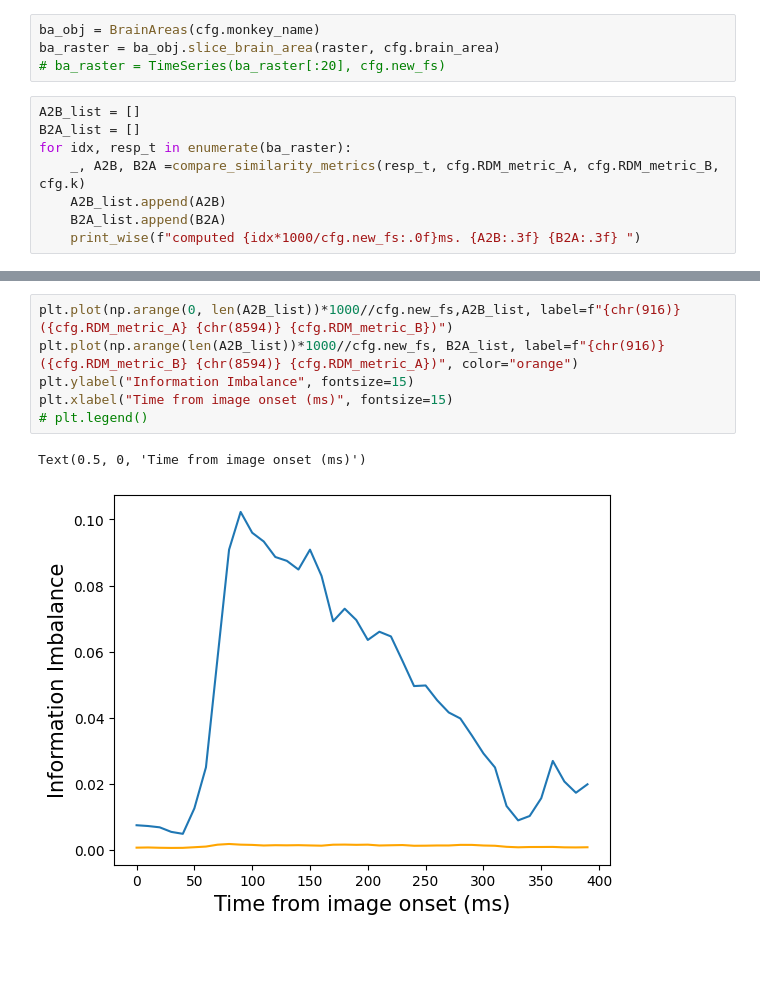
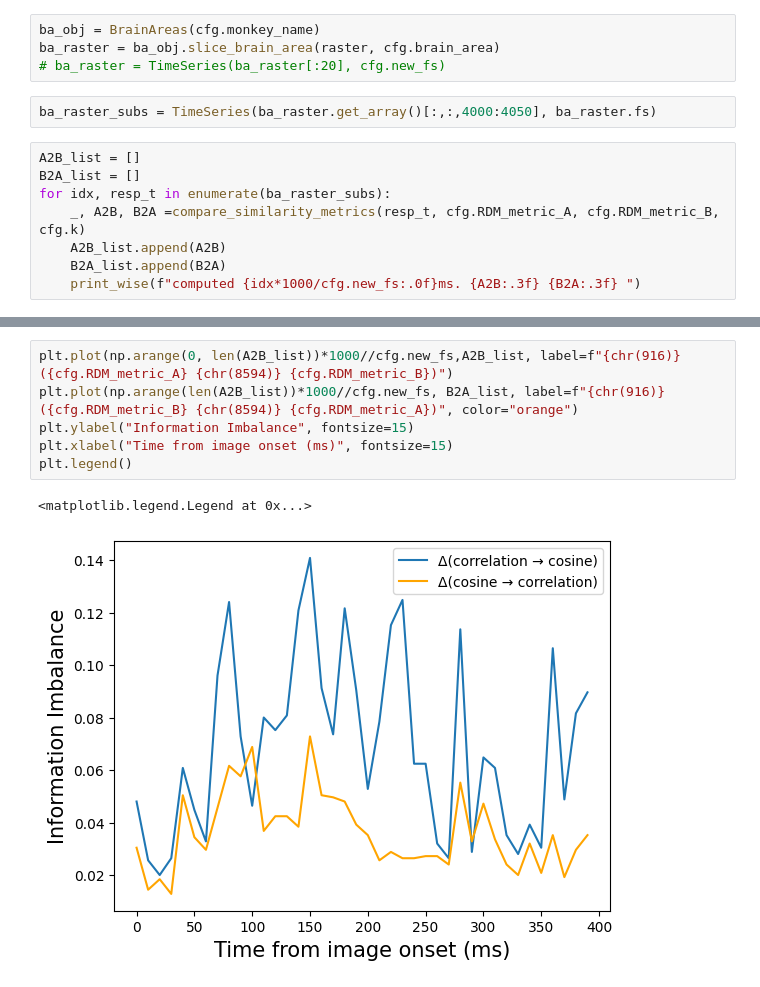
Before and after one commit to TizianoCausin01/temporal_context, a Jupyter notebook: python_scripts/scripts/II_temporal_comparison.ipynb, the cells around one changed output, grey strips where cells are left out. Saved outputs shown, nothing was run; the diff lists cells and outputs as text; blank space fills up the shorter version.

```diff
--- a/python_scripts/scripts/II_temporal_comparison.ipynb
+++ b/python_scripts/scripts/II_temporal_comparison.ipynb
@@ -31,10 +31,12 @@ raster = load_img_natraster(paths, cfg.monkey_name, cfg.date, new_fs=cfg.new_fs)
 ba_obj = BrainAreas(cfg.monkey_name)
 ba_raster = ba_obj.slice_brain_area(raster, cfg.brain_area)
 # ba_raster = TimeSeries(ba_raster[:20], cfg.new_fs)
+# %%
+ba_raster_subs = TimeSeries(ba_raster.get_array()[:,:,4000:4050], ba_raster.fs)
 # %%
 A2B_list = []
 B2A_list = []
-for idx, resp_t in enumerate(ba_raster):
+for idx, resp_t in enumerate(ba_raster_subs):
     _, A2B, B2A =compare_similarity_metrics(resp_t, cfg.RDM_metric_A, cfg.RDM_metric_B, cfg.k)
     A2B_list.append(A2B)
     B2A_list.append(B2A)
@@ -60,9 +62,9 @@ for idx, resp_t in enumerate(ba_raster):
 # %%
 plt.plot(np.arange(0, len(A2B_list))*1000//cfg.new_fs,A2B_list, label=f"{chr(916)}({cfg.RDM_metric_A} {chr(8594)} {cfg.RDM_metric_B})")
 plt.plot(np.arange(len(A2B_list))*1000//cfg.new_fs, B2A_list, label=f"{chr(916)}({cfg.RDM_metric_B} {chr(8594)} {cfg.RDM_metric_A})", color="orange")
 plt.ylabel("Information Imbalance", fontsize=15)
 plt.xlabel("Time from image onset (ms)", fontsize=15)
-# plt.legend()
+plt.legend()
 # %% [output]
-Text(0.5, 0, 'Time from image onset (ms)')
+<matplotlib.legend.Legend at 0x...>
-[figure, old version]
+[figure, new version]
```
Also changed, not shown: parts of 1 cell of this notebook, 2 other files.
